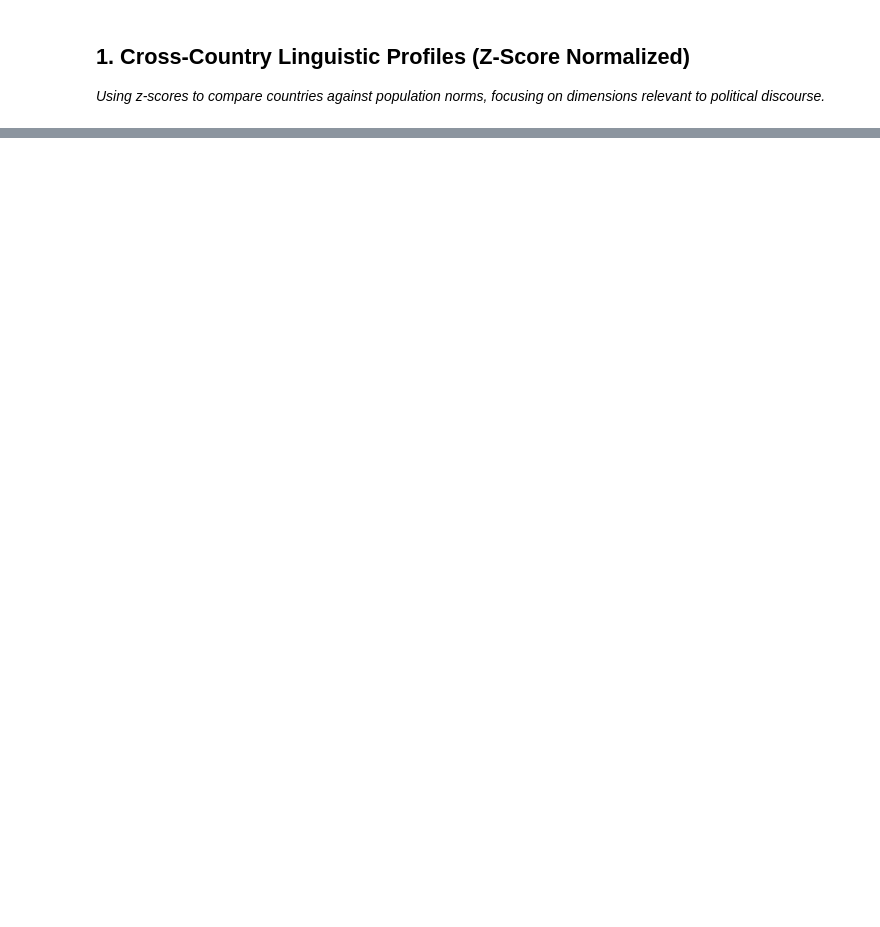
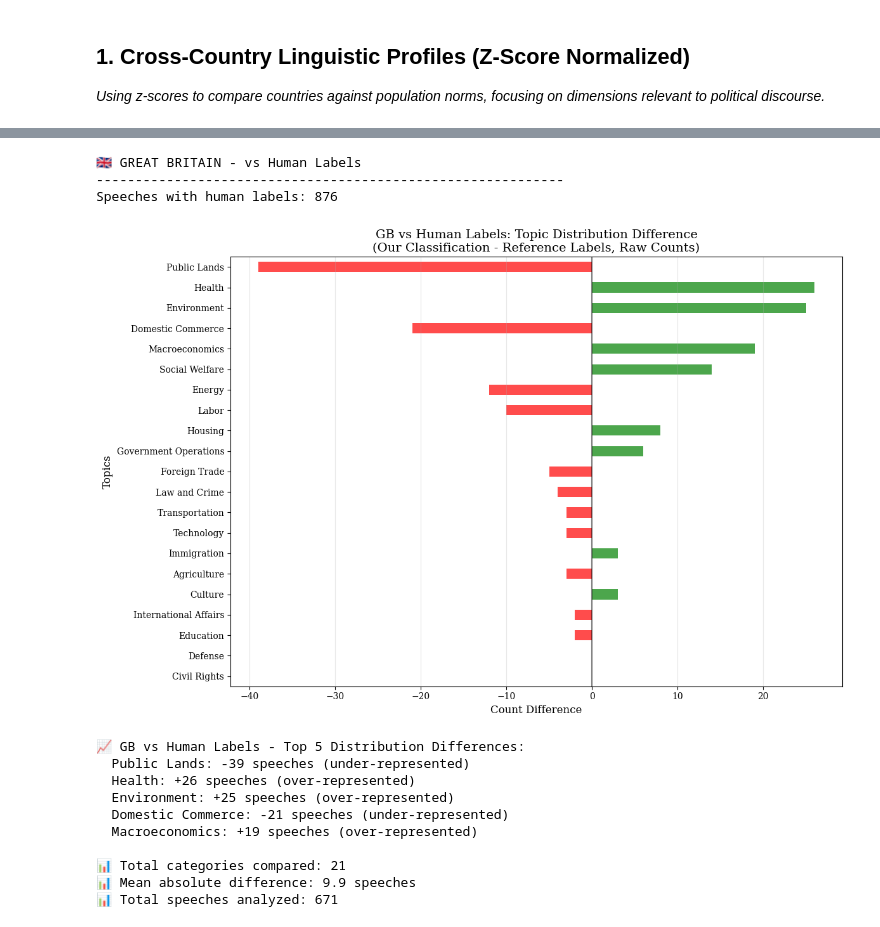
Before and after one commit to pavlesav/master-thesis, a Jupyter notebook: code/liwc_visualization.ipynb, the cells around one changed output, grey strips where cells are left out. Cells and saved outputs as stored; diff of their text form; code cells hidden in the pictures; blank space fills up the shorter version.

```diff
--- a/code/liwc_visualization.ipynb
+++ b/code/liwc_visualization.ipynb
@@ -1258,0 +1016,31 @@ Great Britain:
+# %%
+# GB: Compare against human labels (use raw counts)
+print("\n🇬🇧 GREAT BRITAIN - vs Human Labels")
+print("-"*60)
+
+GB_with_human = GB.dropna(subset=['True_label'])
+print(f"Speeches with human labels: {len(GB_with_human):,}")
+
+gb_diff_human = compare_topic_differences(
+    GB_with_human,
+    'topic_consensus',
+    'True_label',
+    'GB vs Human Labels',
+    exclude_topics=['Other', 'Mix'],
+    use_counts=True
+)
+# %% [output]
+🇬🇧 GREAT BRITAIN - vs Human Labels
+------------------------------------------------------------
+Speeches with human labels: 876
+[figure, added]
+📈 GB vs Human Labels - Top 5 Distribution Differences:
+  Public Lands: -39 speeches (under-represented)
+  Health: +26 speeches (over-represented)
+  Environment: +25 speeches (over-represented)
+  Domestic Commerce: -21 speeches (under-represented)
+  Macroeconomics: +19 speeches (over-represented)
+
+📊 Total categories compared: 21
+📊 Mean absolute difference: 9.9 speeches
+📊 Total speeches analyzed: 671
```
Also changed, not shown: parts of 15 cells of this notebook.
